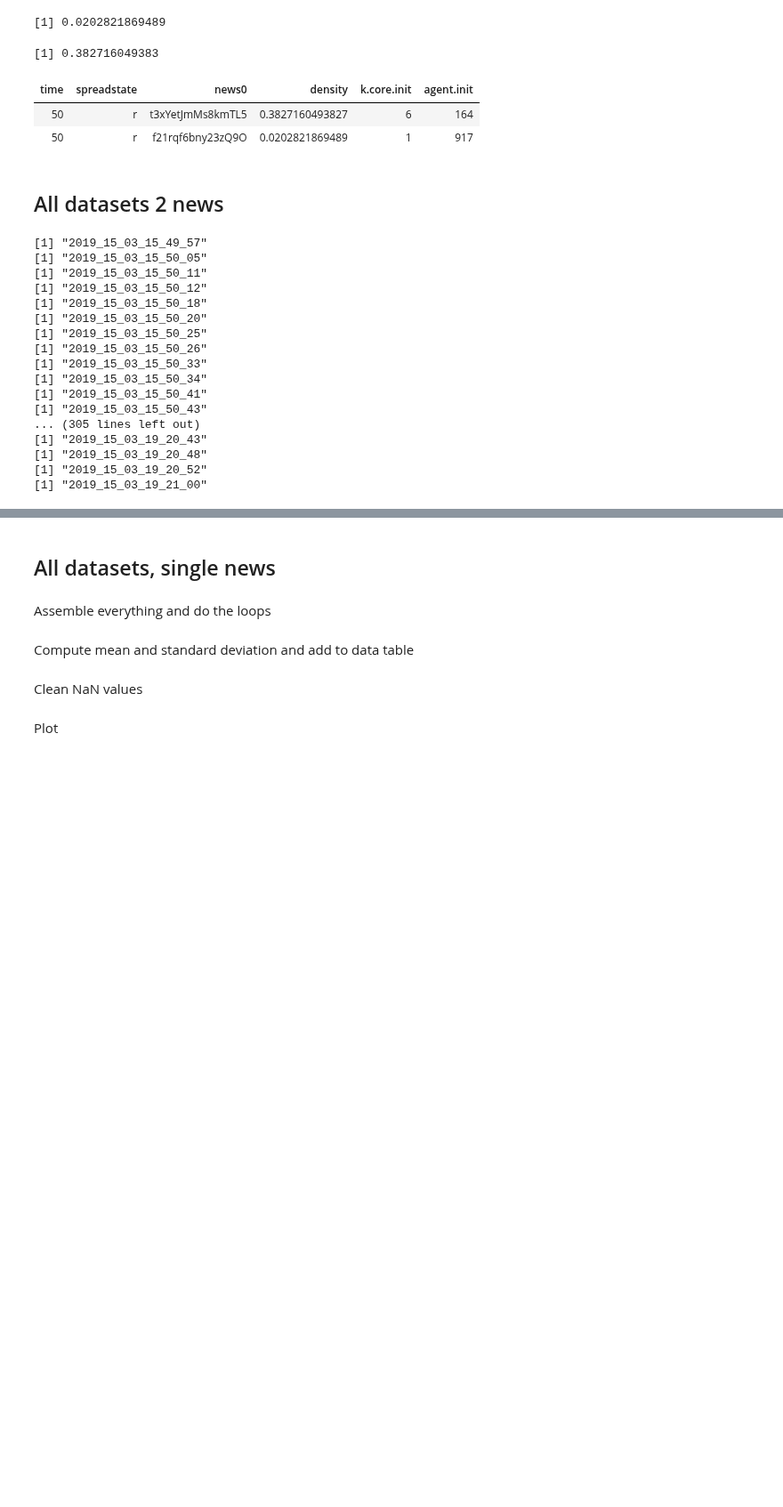
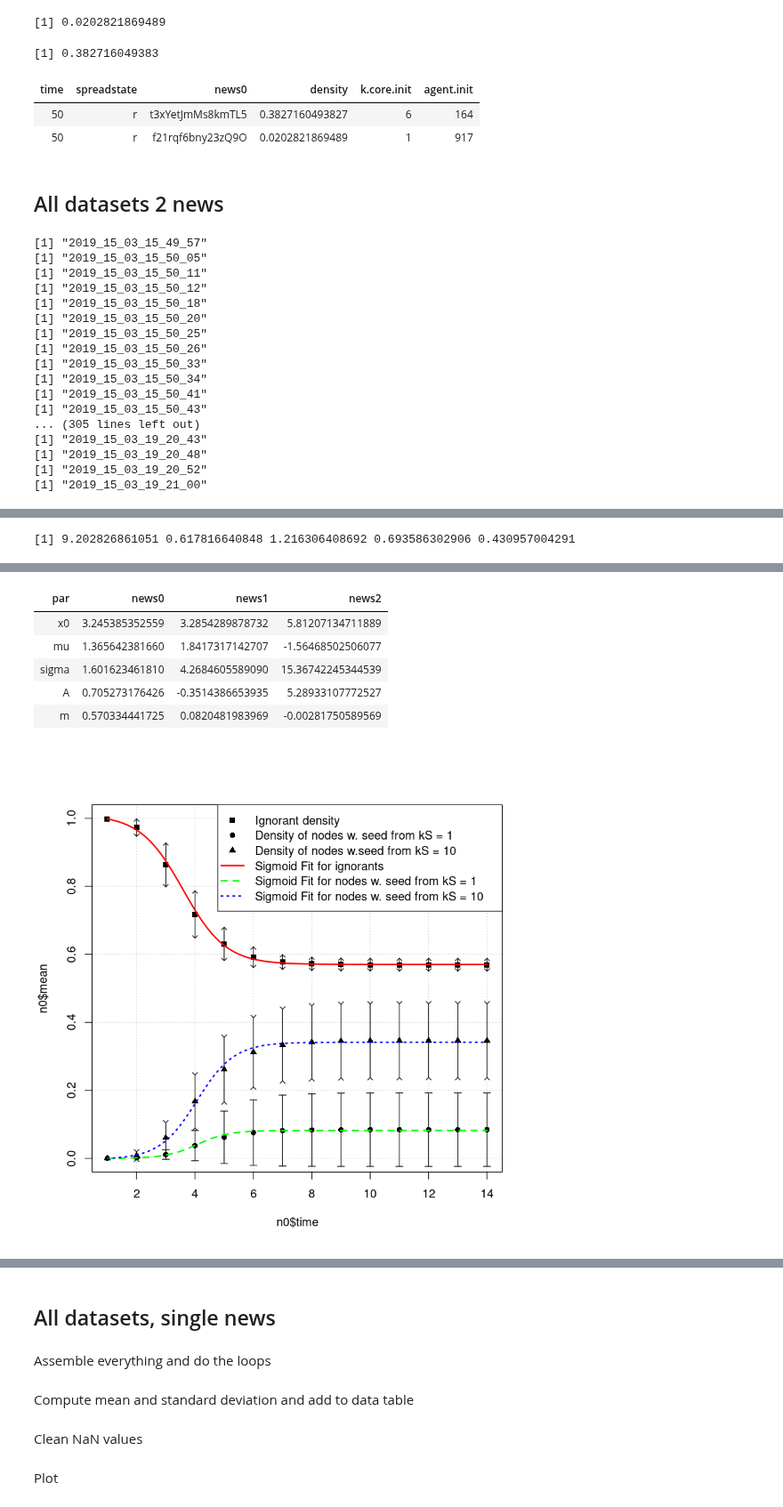
Before and after one commit to BFSteam/memory, a Jupyter notebook: jup/Untitled Folder/Untitled1.ipynb, the cells around one changed output, grey strips where cells are left out. Shown at 89% size. Saved outputs shown, nothing was run; the diff lists cells and outputs as text; code cells hidden in the pictures; blank space fills up the shorter version.

```diff
--- a/jup/Untitled Folder/Untitled1.ipynb
+++ b/jup/Untitled Folder/Untitled1.ipynb
@@ -404,0 +379,73 @@ toplot
+# %%
+sigmoid <- function(x, par) { par[5] + par[4] * 1/(par[3] + exp(par[2]*(x - par[1]))) }
+# %%
+logistic_std = function(x,y,w,x0,mu,sig,scale,off){
+    f = function(p){
+        d = p[5] + p[4]*(1/(p[3] + exp(p[2]*(x-p[1]))))
+        sum((d-y)^2/((w+0.00001)^2))
+    }
+    optim(c(x0,mu,sig,scale,off),f)
+}
+# %%
+ks <- 10
+oktoplot <- toplot[toplot$sym == paste('1-',toString(ks), sep="")]
+n0 <-  oktoplot[oktoplot$news0 == "news 0"]
+n1 <-  oktoplot[oktoplot$news0 == "news 1"]
+n2 <-  oktoplot[oktoplot$news0 == "news 2"]
+
+logistic_std_p  =  logistic_std(n0$time, n0$mean, n0$std,9, 0.1, 1,0.1,0.5)
+pstd0  = logistic_std_p$par
+pstd0
+
+logistic_std_p  =  logistic_std(n1$time, n1$mean, n1$std,4, 0.1, 5,0.1,0.1)
+pstd1  = logistic_std_p$par
+pstd1
+
+logistic_std_p  =  logistic_std(n2$time, n2$mean, n2$std,12, 0.1, 5,0.3,0)
+pstd2  = logistic_std_p$par
+pstd2
+
+for (index in 1:100){
+    logistic_std_p  =  logistic_std(n0$time, n0$mean, n0$std,pstd0[1], pstd0[2], pstd0[3], pstd0[4], pstd0[5])
+    pstd0  = logistic_std_p$par
+
+    logistic_std_p  =  logistic_std(n1$time, n1$mean, n1$std,pstd1[1], pstd1[2], pstd1[3], pstd1[4], pstd1[5])
+    pstd1  = logistic_std_p$par
+
+    logistic_std_p  =  logistic_std(n2$time, n2$mean, n2$std,pstd2[1], pstd2[2], pstd2[3], pstd2[4], pstd2[5])
+    pstd2  = logistic_std_p$par
+}
+plot(n0$time, n0$mean,
+     pch=15,
+     xlim=range(min(n0$time),max(n0$time)),
+     ylim=range(c(0,1)),
+     panel.first=grid())
+points(n1$time, n1$mean, pch=16)
+points(n2$time, n2$mean, pch=17)
+
+arrows(n0$time, n0$mean-n0$std, n0$time,n0$mean +n0$std, length=0.05, angle=45, code=3)
+arrows(n1$time, n1$mean-n1$std, n1$time,n1$mean +n1$std, length=0.05, angle=90, code=3)
+arrows(n2$time, n2$mean-n2$std, n2$time,n2$mean +n2$std, length=0.05, angle=135, code=3)
+
+curve(sigmoid(x, pstd0), min(n0$time), max(n0$time) ,n=300, add=TRUE, lty=1, lwd=2, col="red")
+curve(sigmoid(x, pstd1), min(n1$time), max(n1$time) ,n=300, add=TRUE, lty=2, lwd=2, col="green")
+curve(sigmoid(x, pstd2), min(n2$time), max(n2$time) ,n=300, add=TRUE, lty=3, lwd=2, col="blue")
+
+data.frame(
+    par = c("x0", "mu", "sigma", "A", "m"),
+    news0=c(pstd0),
+    news1=c(pstd1),
+    news2=c(pstd2)
+)
+
+legend("topright", pch = c(15,16,17, NA, NA, NA), lty=c(NA, NA, NA, 1, 2, 3), lwd=c(NA, NA, NA, 2, 2, 2),
+        col = c("black", "black", "black", "red", "green", "blue"),
+        legend = c("Ignorant density",
+                   "Density of nodes w. seed from kS = 1",
+                   paste("Density of nodes w.seed from kS = ", toString(ks), sep=""),
+                   "Sigmoid Fit for ignorants",
+                   "Sigmoid Fit for nodes w. seed from kS = 1",
+                   paste("Sigmoid Fit for nodes w. seed from kS = ", toString(ks), sep="")
+))
+# %% [output]
+[1] 9.202826861051 0.617816640848 1.216306408692 0.693586302906 0.430957004291
@@ -405,3 +460,10 @@ toplot
+| par | news0 | news1 | news2 |
+| x0 | 3.245385352559 | 3.2854289878732 | 5.81207134711889 |
+| mu | 1.365642381660 | 1.8417317142707 | -1.56468502506077 |
+| sigma | 1.601623461810 | 4.2684605589090 | 15.36742245344539 |
+| A | 0.705273176426 | -0.3514386653935 | 5.28933107772527 |
+| m | 0.570334441725 | 0.0820481983969 | -0.00281750589569 |
+[figure, added]
 # %%
 library(gridExtra)
 
```
Also changed, not shown: parts of 13 cells of this notebook, 4 other files.
